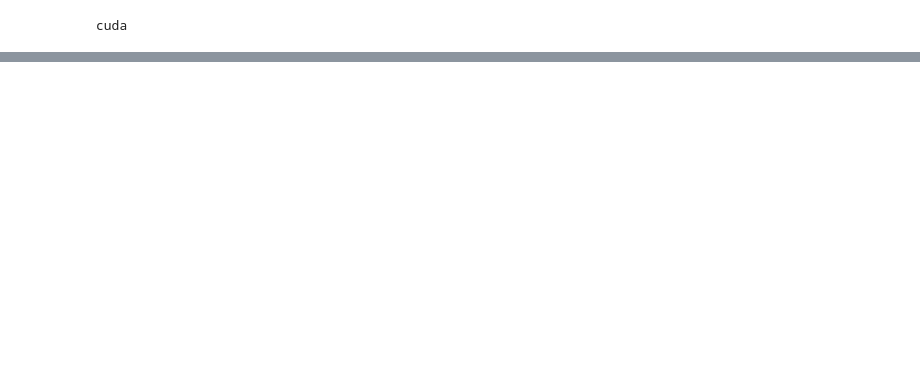
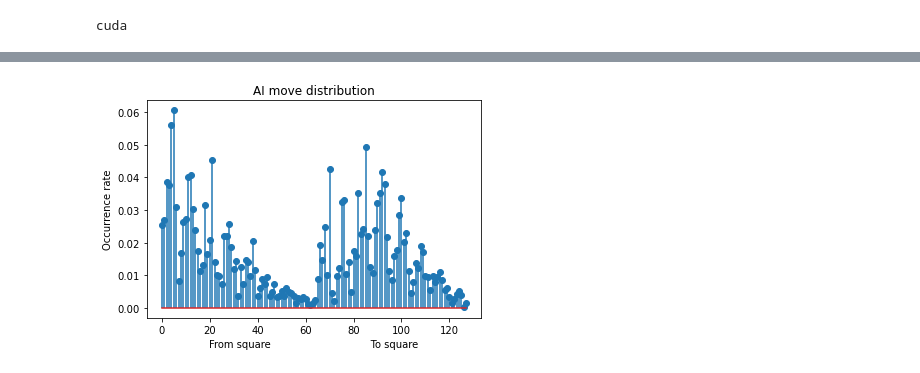
Before and after one commit to OsamaDabb/Chess_anti_cheat, a Jupyter notebook: ReesSaver.ipynb, the cells around one changed output, grey strips where cells are left out. Drawn from its saved outputs; the diff is of its cells as text; code cells hidden in the pictures; blank space fills up the shorter version.

Commit message:
StockGAN initial

```diff
--- a/ReesSaver.ipynb
+++ b/ReesSaver.ipynb
@@ -594,0 +790,5 @@ engine = chess.engine.SimpleEngine.popen_uci(r"C:\Users\xxxxx\Downloads\stockfis
+# %%
+ai_moves = RSv1.diffable_argmax_moves(torch.cat([ai_moves[0], ai_moves[1]], dim = 1)).view(-1,128).detach().cpu()
+# %%
+stock_noise = np.random.uniform(low = 0, high = 1e-6, size = stock_moves.shape)
+print(stock_noise[:5])
@@ -594,0 +813,18 @@ engine = chess.engine.SimpleEngine.popen_uci(r"C:\Users\xxxxx\Downloads\stockfis
+# %%
+stock_maxmoves = np.zeros_like(stock_moves)
+stock_maxmoves[np.arange(len(stock_moves)), np.argmax(stock_moves[:,:64] + stock_noise[:,:64], axis = 1)] = 1
+stock_maxmoves[np.arange(len(stock_moves)), 64 + np.argmax(stock_moves[:,64:] + stock_noise[:,64:], axis = 1)] = 1
+# %%
+df = pd.DataFrame({"Axis Number" : list(range(128))})
+
+df['AI mean'] = torch.mean(ai_moves, axis=0)
+df['AI std'] = torch.std(ai_moves, axis=0)
+
+df['Human mean'] =  np.mean(human_moves, axis= 0)
+df['Human std'] = np.std(human_moves, axis= 0)
+df['Stock mean'] = np.mean(stock_maxmoves, axis= 0)
+df['Stock std'] = np.std(stock_maxmoves, axis= 0)
+
+df['Distance'] = np.abs((df['AI mean'] - df['Human mean'])/df['Human mean'])
+df.sort_values(['Distance'], inplace= True)
+print(df.drop('Axis Number', axis = 1))
@@ -594,0 +846,8 @@ engine = chess.engine.SimpleEngine.popen_uci(r"C:\Users\xxxxx\Downloads\stockfis
+# %%
+plt.stem(df.index, df['AI mean'])
+plt.ylabel("Occurrence rate")
+plt.xlabel("From square                                To square")
+plt.title("AI move distribution")
+plt.savefig("Results/AI_mean.png")
+# %% [output]
+[figure, added]
```
Also changed, not shown: parts of 60 cells of this notebook, 2 other files.
